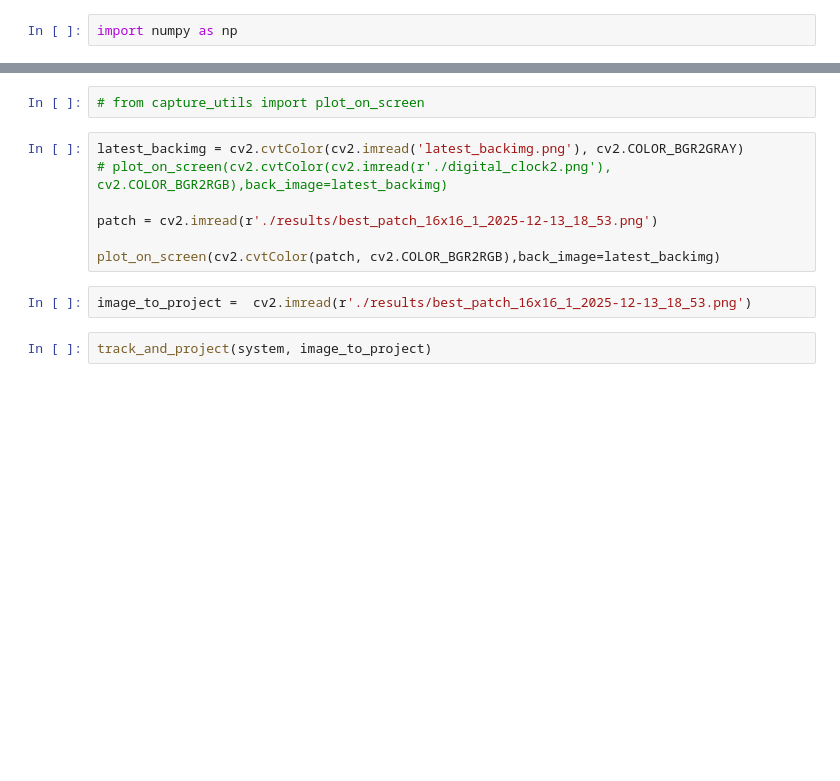
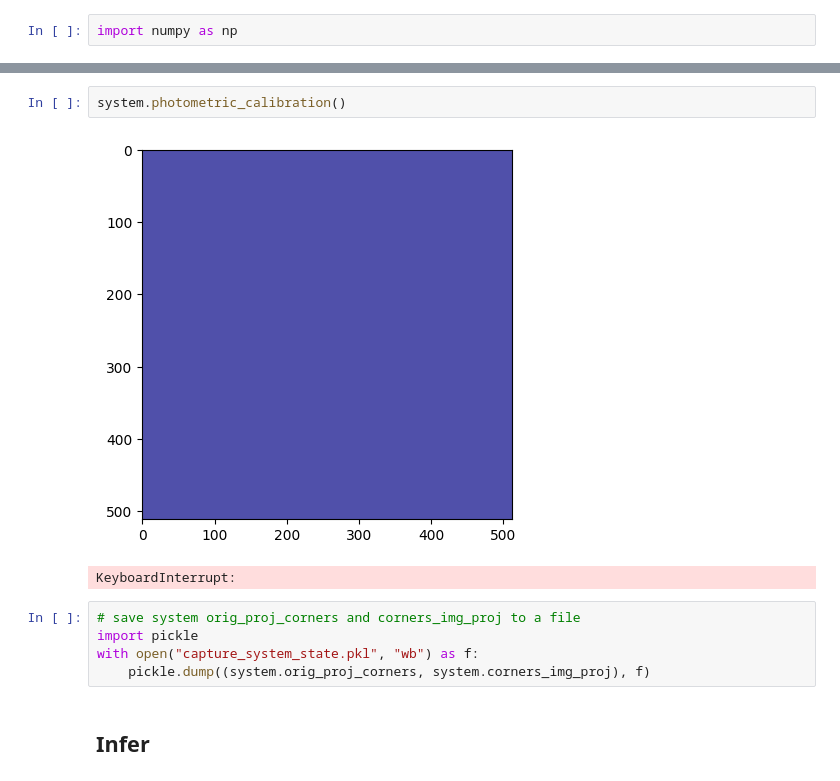
Before and after one commit to Dannynis/PhysicalAdverserialProj, a Jupyter notebook: tracker.ipynb, the cells around one changed output, grey strips where cells are left out. Cells and saved outputs as stored; diff of their text form; blank space fills up the shorter version.

Commit message:
works with tracking

```diff
--- a/tracker.ipynb
+++ b/tracker.ipynb
@@ -2910,13 +18,12 @@ print("  - your_image: numpy array of image to project")
-# %%
-# from capture_utils import plot_on_screen
-# %%
-latest_backimg = cv2.cvtColor(cv2.imread('latest_backimg.png'), cv2.COLOR_BGR2GRAY)
-# plot_on_screen(cv2.cvtColor(cv2.imread(r'./digital_clock2.png'), cv2.COLOR_BGR2RGB),back_image=latest_backimg)
-
-patch = cv2.imread(r'./results/best_patch_16x16_1_2025-12-13_18_53.png')
-
-plot_on_screen(cv2.cvtColor(patch, cv2.COLOR_BGR2RGB),back_image=latest_backimg)
-# %%
-image_to_project =  cv2.imread(r'./results/best_patch_16x16_1_2025-12-13_18_53.png')
-# %%
-track_and_project(system, image_to_project)
+# %%
+system.photometric_calibration()
+# %% [output]
+[figure, added]
+KeyboardInterrupt:
+# %%
+# save system orig_proj_corners and corners_img_proj to a file
+import pickle
+with open("capture_system_state.pkl", "wb") as f:
+    pickle.dump((system.orig_proj_corners, system.corners_img_proj), f)
+# %% [markdown]
+## Infer
```
Also changed, not shown: parts of 53 cells of this notebook, 8 other files.
